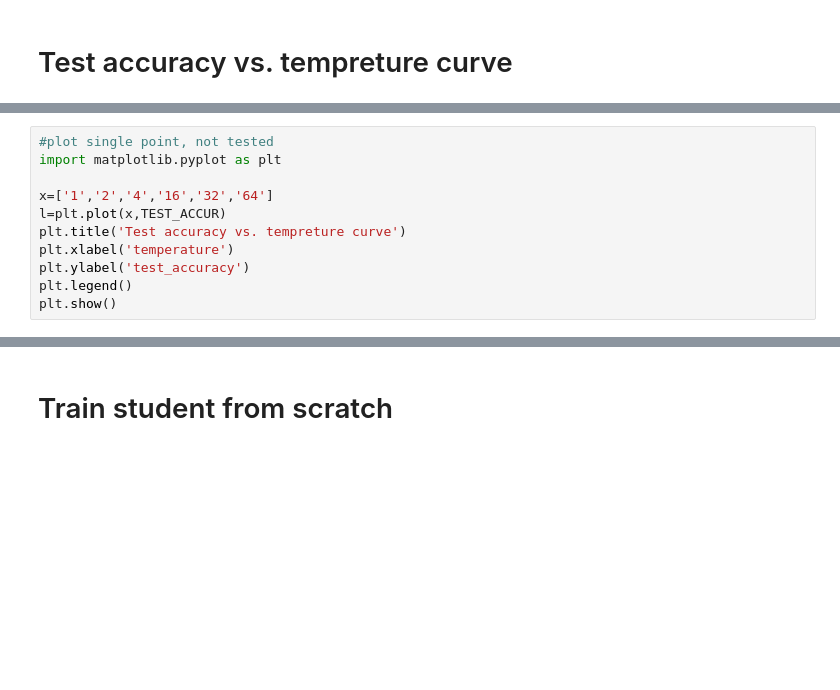
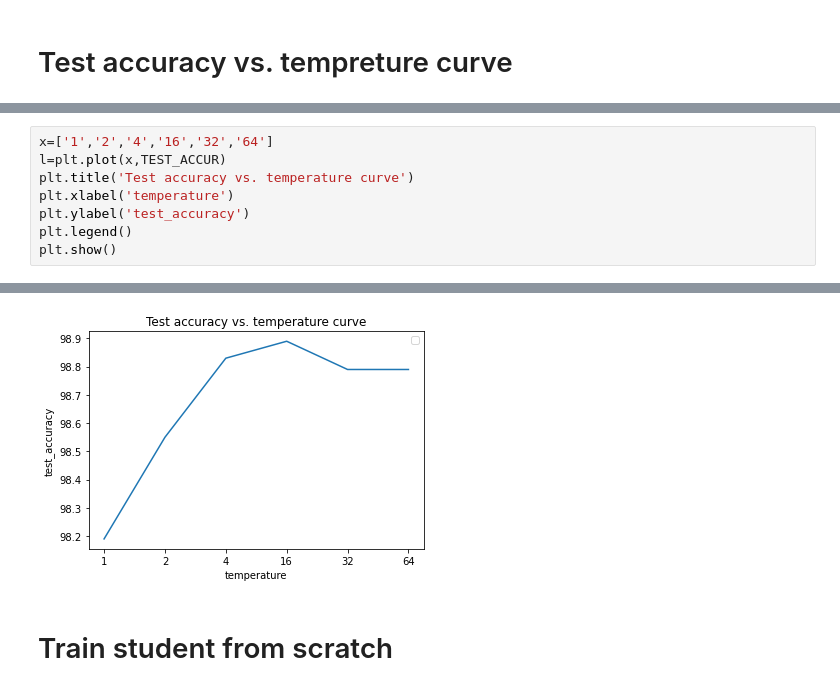
Before and after one commit to clnchn/ECE1512-2022F-ProjectRepo_YiyangShi_HsuanlingChen, a Jupyter notebook: T1.ipynb, the cells around one changed output, grey strips where cells are left out. Cells and saved outputs as stored; diff of their text form; blank space fills up the shorter version.

```diff
--- a/T1.ipynb
+++ b/T1.ipynb
@@ -348,10 +372,7 @@ Class_accuracy: 98.89%
 # %%
-#plot single point, not tested
-import matplotlib.pyplot as plt
-
 x=['1','2','4','16','32','64']
 l=plt.plot(x,TEST_ACCUR)
-plt.title('Test accuracy vs. tempreture curve')
+plt.title('Test accuracy vs. temperature curve')
 plt.xlabel('temperature')
 plt.ylabel('test_accuracy')
 plt.legend()
@@ -361,3 +382,4 @@ NameError: ignored
+[figure, added]
 # %% [markdown]
 # Train student from scratch
 # %%
```
Also changed, not shown: parts of 8 cells of this notebook.
